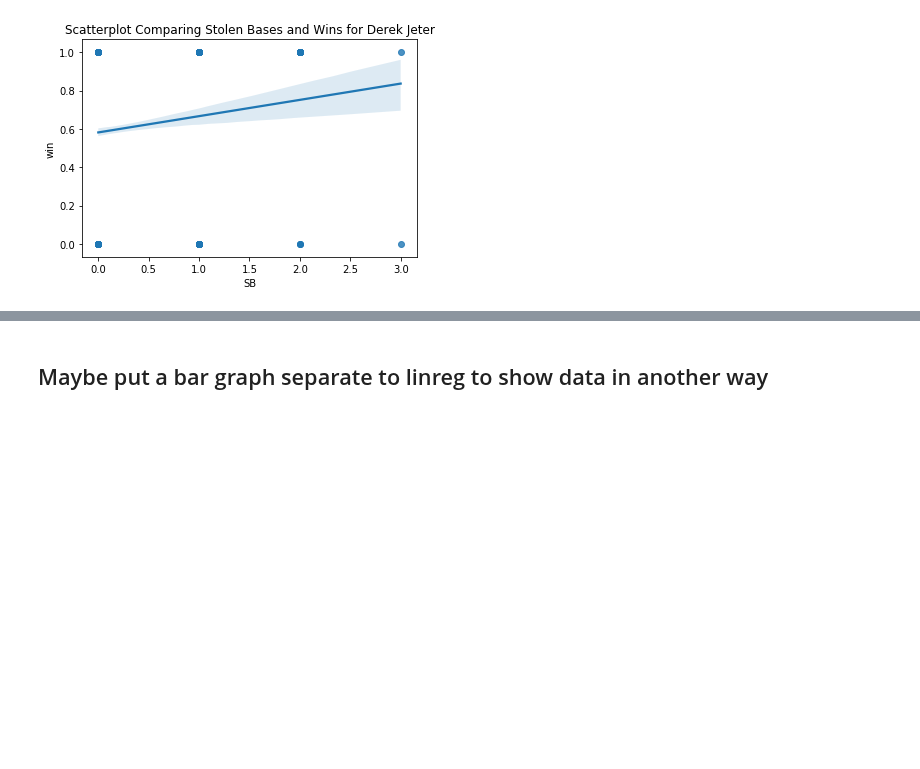
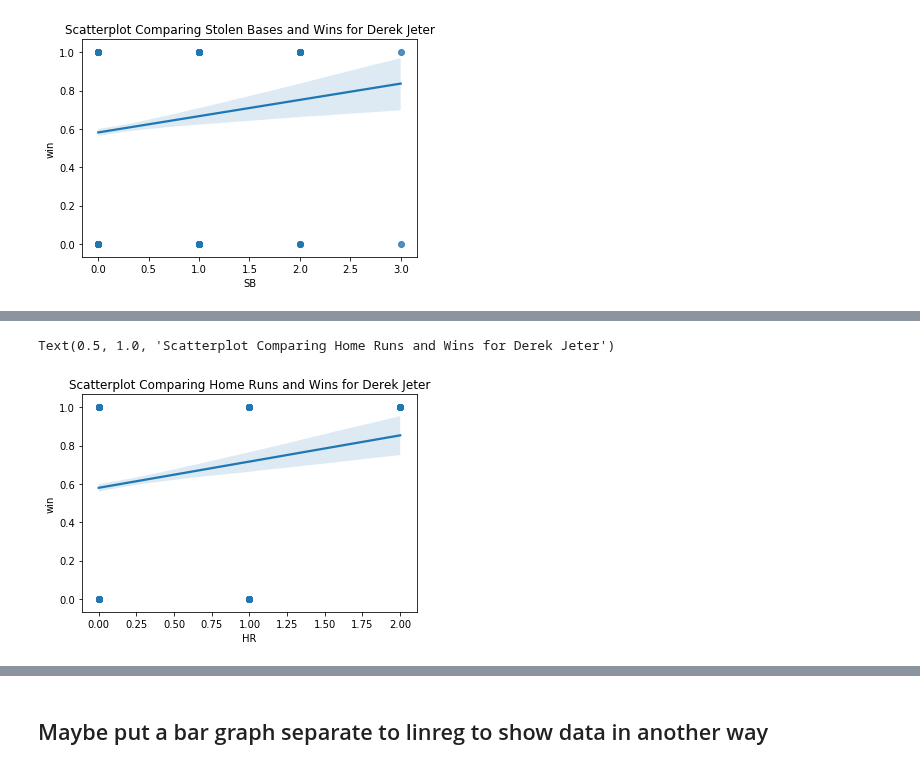
Before and after one commit to mattmaitland1/DerekJeterAnalysis, a Jupyter notebook: Project.ipynb, the cells around one changed output, grey strips where cells are left out. Cells and saved outputs as stored; diff of their text form; code cells hidden in the pictures; blank space fills up the shorter version.

```diff
--- a/Project.ipynb
+++ b/Project.ipynb
@@ -222,0 +237,7 @@ Text(0.5, 1.0, 'Scatterplot Comparing Stolen Bases and Wins for Derek Jeter')
+# %%
+sns.regplot(data = jeter, x = 'HR', y = 'win')
+plt.show
+plt.title('Scatterplot Comparing Home Runs and Wins for Derek Jeter')
+# %% [output]
+Text(0.5, 1.0, 'Scatterplot Comparing Home Runs and Wins for Derek Jeter')
+[figure, added]
```
Also changed, not shown: parts of 5 cells of this notebook.
